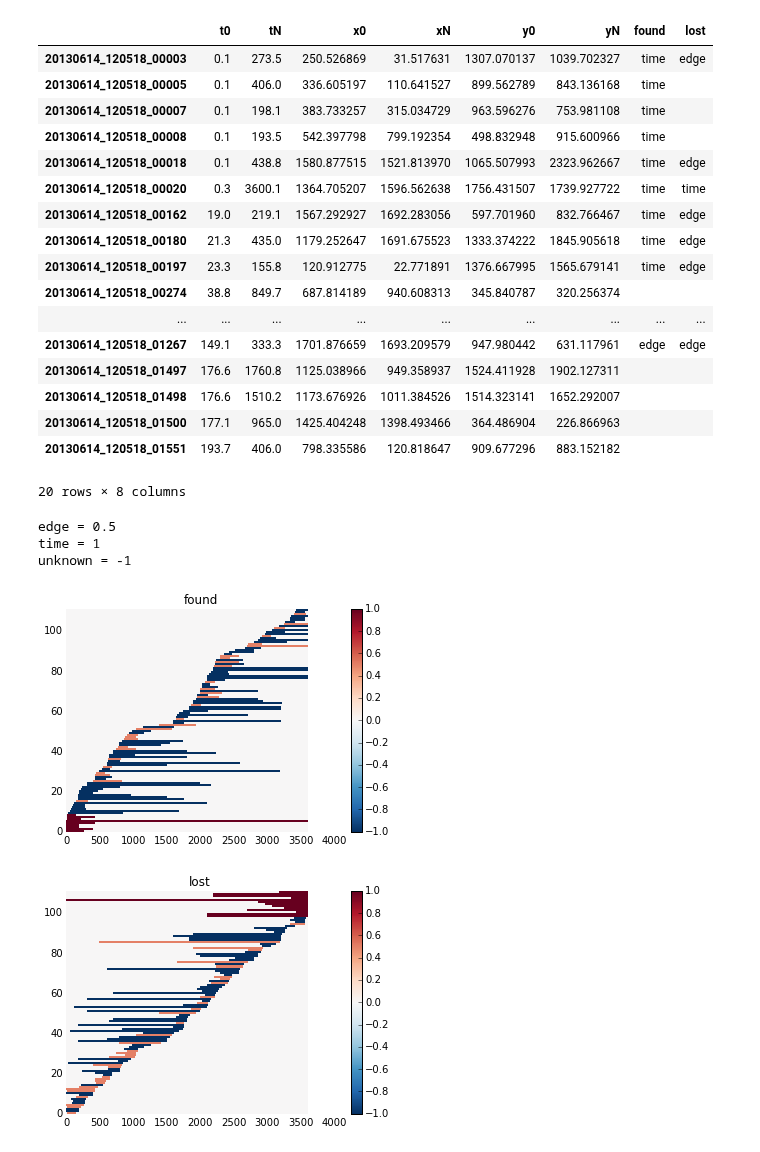
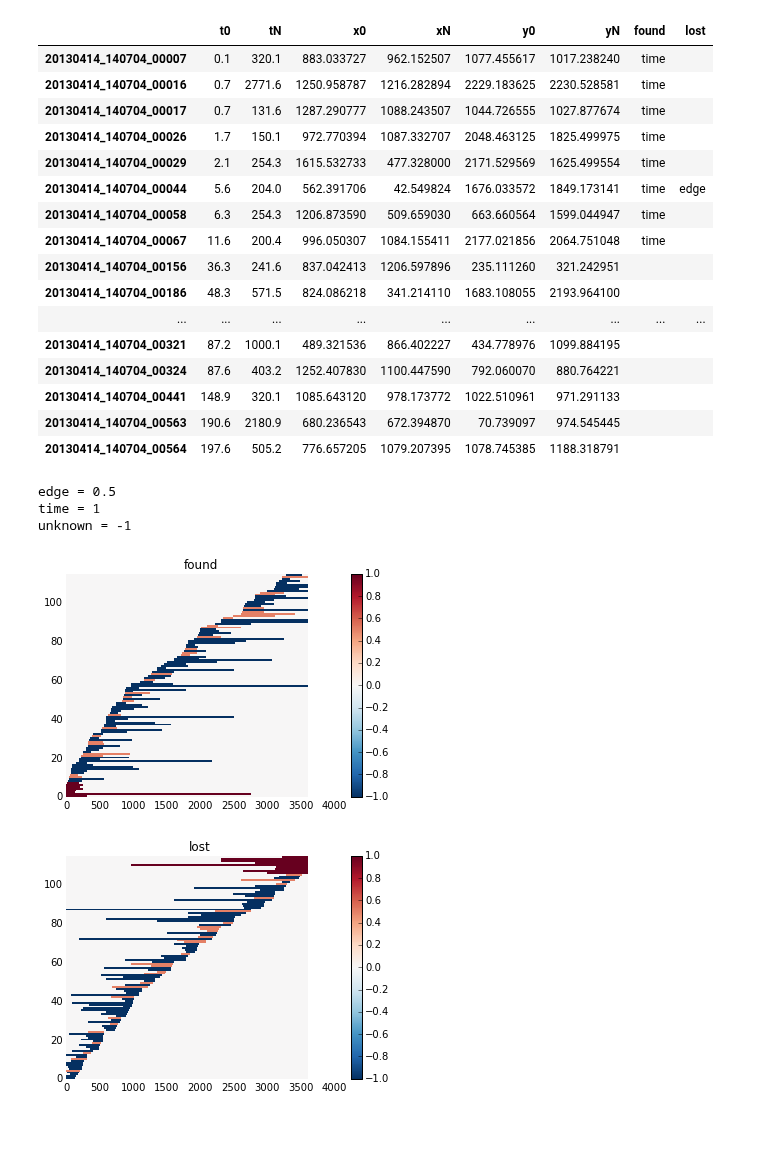
Before and after one commit to amarallab/waldo, a Jupyter notebook: workbooks/lost_and_found.ipynb, the cells around one changed output. Cells and saved outputs as stored; diff of their text form; code cells hidden in the pictures.

```diff
--- a/workbooks/lost_and_found.ipynb
+++ b/workbooks/lost_and_found.ipynb
@@ -52,7 +51,7 @@ def plot_tracks(blob_xys, max_blobs=50, platesize=[1728, 2352]):
     """
     fig, ax = plt.subplots()
     xmax, ymax = 0, 0
-    for i, (bid, xy) in enumerate(blob_data.iteritems()):
+    for i, (bid, xy) in enumerate(blob_xys.iteritems()):
         xy = xy[::10]
         #print len(xy)
         x, y = zip(*xy)
@@ -79,7 +78,8 @@ def plot_tracks(blob_xys, max_blobs=50, platesize=[1728, 2352]):
 
 
 #ex_id = '20130318_131111'
-ex_id = '20130614_120518'
+#ex_id = '20130614_120518'
+ex_id = '20130414_140704'
 plate_size = [1728, 2352]
 
 blob_times, blob_xys = pull_all_xy_for_ex_id(ex_id)
@@ -135,23 +134,22 @@ blobs['lost'][blobs['tN'] >= 3599] = 'time'
 blobs.head(20)
 # %% [output]
 |  | t0 | tN | x0 | xN | y0 | yN | found | lost |
-| 20130614_120518_00003 | 0.1 | 273.5 | 250.526869 | 31.517631 | 1307.070137 | 1039.702327 | time | edge |
-| 20130614_120518_00005 | 0.1 | 406.0 | 336.605197 | 110.641527 | 899.562789 | 843.136168 | time |  |
-| 20130614_120518_00007 | 0.1 | 198.1 | 383.733257 | 315.034729 | 963.596276 | 753.981108 | time |  |
-| 20130614_120518_00008 | 0.1 | 193.5 | 542.397798 | 799.192354 | 498.832948 | 915.600966 | time |  |
-| 20130614_120518_00018 | 0.1 | 438.8 | 1580.877515 | 1521.813970 | 1065.507993 | 2323.962667 | time | edge |
-| 20130614_120518_00020 | 0.3 | 3600.1 | 1364.705207 | 1596.562638 | 1756.431507 | 1739.927722 | time | time |
-| 20130614_120518_00162 | 19.0 | 219.1 | 1567.292927 | 1692.283056 | 597.701960 | 832.766467 | time | edge |
-| 20130614_120518_00180 | 21.3 | 435.0 | 1179.252647 | 1691.675523 | 1333.374222 | 1845.905618 | time | edge |
-| 20130614_120518_00197 | 23.3 | 155.8 | 120.912775 | 22.771891 | 1376.667995 | 1565.679141 | time | edge |
-| 20130614_120518_00274 | 38.8 | 849.7 | 687.814189 | 940.608313 | 345.840787 | 320.256374 |  |  |
+| 20130414_140704_00007 | 0.1 | 320.1 | 883.033727 | 962.152507 | 1077.455617 | 1017.238240 | time |  |
+| 20130414_140704_00016 | 0.7 | 2771.6 | 1250.958787 | 1216.282894 | 2229.183625 | 2230.528581 | time |  |
+| 20130414_140704_00017 | 0.7 | 131.6 | 1287.290777 | 1088.243507 | 1044.726555 | 1027.877674 | time |  |
+| 20130414_140704_00026 | 1.7 | 150.1 | 972.770394 | 1087.332707 | 2048.463125 | 1825.499975 | time |  |
+| 20130414_140704_00029 | 2.1 | 254.3 | 1615.532733 | 477.328000 | 2171.529569 | 1625.499554 | time |  |
+| 20130414_140704_00044 | 5.6 | 204.0 | 562.391706 | 42.549824 | 1676.033572 | 1849.173141 | time | edge |
+| 20130414_140704_00058 | 6.3 | 254.3 | 1206.873590 | 509.659030 | 663.660564 | 1599.044947 | time |  |
+| 20130414_140704_00067 | 11.6 | 200.4 | 996.050307 | 1084.155411 | 2177.021856 | 2064.751048 | time |  |
+| 20130414_140704_00156 | 36.3 | 241.6 | 837.042413 | 1206.597896 | 235.111260 | 321.242951 |  |  |
+| 20130414_140704_00186 | 48.3 | 571.5 | 824.086218 | 341.214110 | 1683.108055 | 2193.964100 |  |  |
 | ... | ... | ... | ... | ... | ... | ... | ... | ... |
-| 20130614_120518_01267 | 149.1 | 333.3 | 1701.876659 | 1693.209579 | 947.980442 | 631.117961 | edge | edge |
-| 20130614_120518_01497 | 176.6 | 1760.8 | 1125.038966 | 949.358937 | 1524.411928 | 1902.127311 |  |  |
-| 20130614_120518_01498 | 176.6 | 1510.2 | 1173.676926 | 1011.384526 | 1514.323141 | 1652.292007 |  |  |
-| 20130614_120518_01500 | 177.1 | 965.0 | 1425.404248 | 1398.493466 | 364.486904 | 226.866963 |  |  |
-| 20130614_120518_01551 | 193.7 | 406.0 | 798.335586 | 120.818647 | 909.677296 | 883.152182 |  |  |
+| 20130414_140704_00321 | 87.2 | 1000.1 | 489.321536 | 866.402227 | 434.778976 | 1099.884195 |  |  |
+| 20130414_140704_00324 | 87.6 | 403.2 | 1252.407830 | 1100.447590 | 792.060070 | 880.764221 |  |  |
+| 20130414_140704_00441 | 148.9 | 320.1 | 1085.643120 | 978.173772 | 1022.510961 | 971.291133 |  |  |
+| 20130414_140704_00563 | 190.6 | 2180.9 | 680.236543 | 672.394870 | 70.739097 | 974.545445 |  |  |
+| 20130414_140704_00564 | 197.6 | 505.2 | 776.657205 | 1079.207395 | 1078.745385 | 1188.318791 |  |  |
-20 rows × 8 columns
 # %%
 def plot_exist(fig, ax, blobs, sort_col='t0', color_col='found', first=0, last=3600):
     fill_choice = {'edge':0.5, 'time':1}
@@ -161,37 +159,37 @@ def plot_exist(fig, ax, blobs, sort_col='t0', color_col='found', first=0, last=3
     mesh = np.zeros((N_blobs, N_times))
     for i, (bid, row) in enumerate(blobs.iterrows()):
         start, end = int(row['t0']), int(row['tN'])
         fill = fill_choice.get(row[color_col], -1)
         '''
         if row[color_col] == 'edge':
             fill = 1
         elif row[color_col] == 'time':
             fill =0.5
         else:
             fill = -1
         '''
         mesh[i][start:end] = fill
     ppl.pcolormesh(fig, ax, mesh)
 
 print 'edge = 0.5'
 print 'time = 1'
 print 'unknown = -1'
 
-fig, ax = subplots()
+fig, ax = plt.subplots()
 plot_exist(fig, ax, blobs, color_col='found')
 ax.set_title('found')
 plt.show()
 
-fig, ax = subplots()
+fig, ax = plt.subplots()
 plot_exist(fig, ax, blobs, sort_col='tN', color_col='lost')
 ax.set_title('lost')
 plt.show()
 # %% [output]
 edge = 0.5
 time = 1
 unknown = -1
-[figure, old version]
+[figure, new version]
-[figure, old version]
+[figure, new version]
 # %%
 lost = blobs.groupby('lost').size()
 ax = lost.plot(kind='barh')
```
Also changed, not shown: parts of 5 cells of this notebook, 2 other files.
